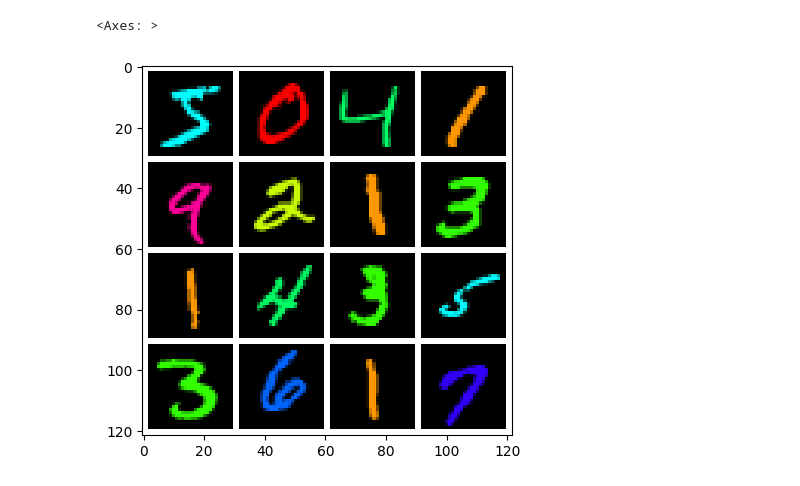
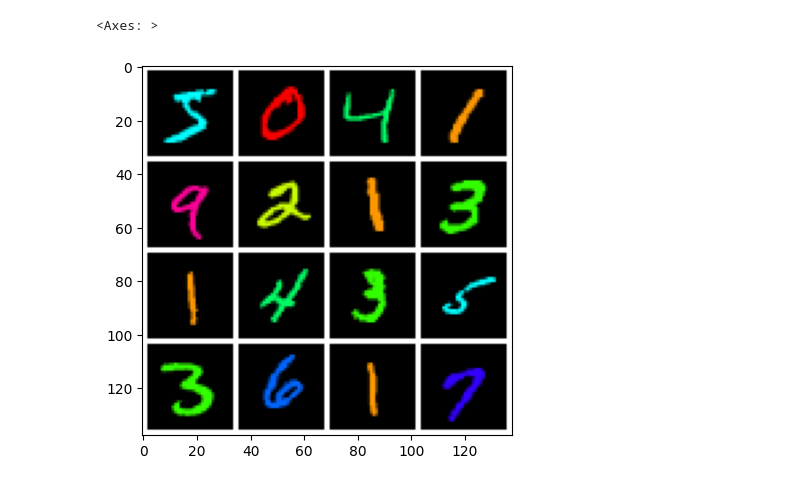
Before and after one commit to Stacey-bubi/vae-models, a Jupyter notebook: notebooks/init.ipynb, the cells around one changed output. Saved outputs shown, nothing was run; the diff lists cells and outputs as text; code cells hidden in the pictures.

```diff
--- a/notebooks/init.ipynb
+++ b/notebooks/init.ipynb
@@ -4,11 +4,14 @@ from vae_project.dataset import mnist
 from vae_project.utils import *
+# %%
+bs = 32
 # %%
-ds = mnist.get_dataset("../data")
-
-dl = DataLoader(ds, 16)
-xb, yb = next(iter(dl))
+transforms = [tv.transforms.Pad(2)] # pad to 32x32 to match decoder output
+train_ds, val_ds = get_dataset("../data", transforms=transforms), get_dataset('../data', train=False, transforms=transforms)
+train_dl = DataLoader(train_ds, bs)
+val_dl = DataLoader(val_ds, bs*2)
+xb, yb = next(iter(train_dl))
 # %%
-show_imgs(xb)
+show_imgs(xb[:16])
 # %% [output]
 <Axes: >
-[figure, old version]
+[figure, new version]
```
Also changed, not shown: parts of 4 cells of this notebook, 12 other files.
